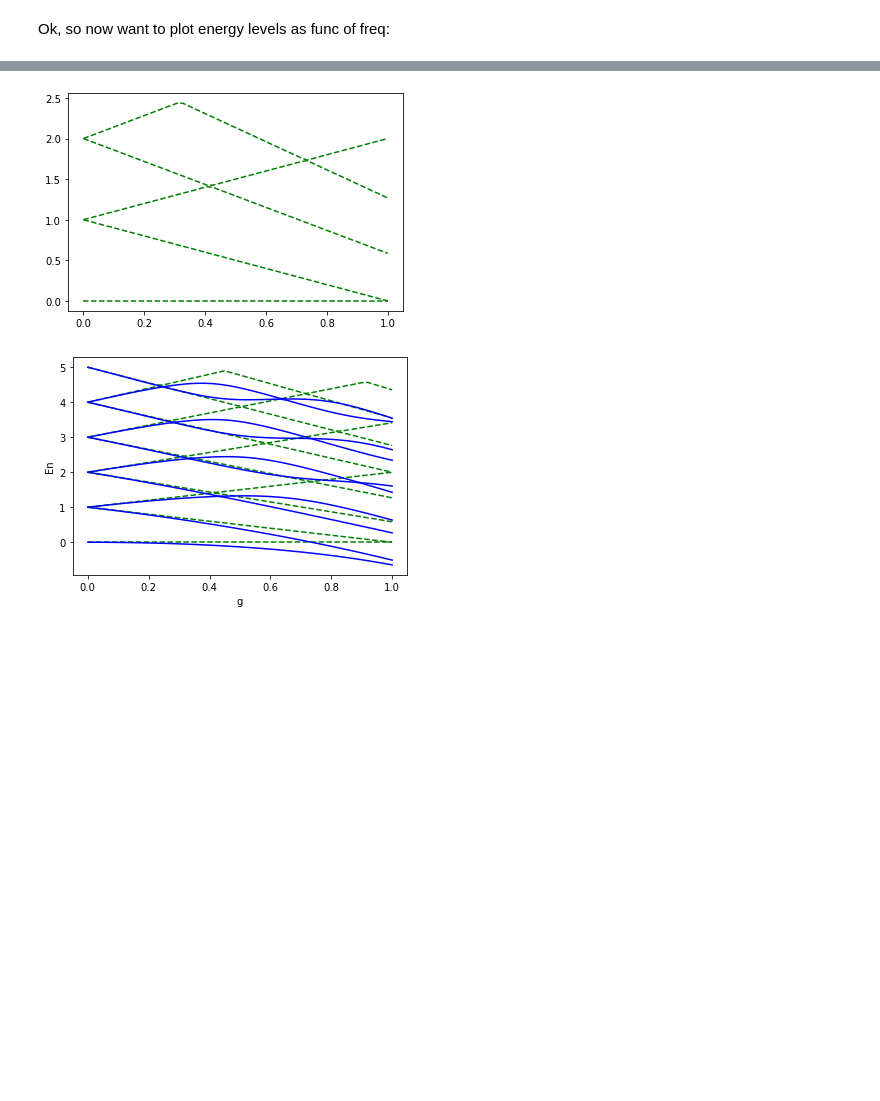
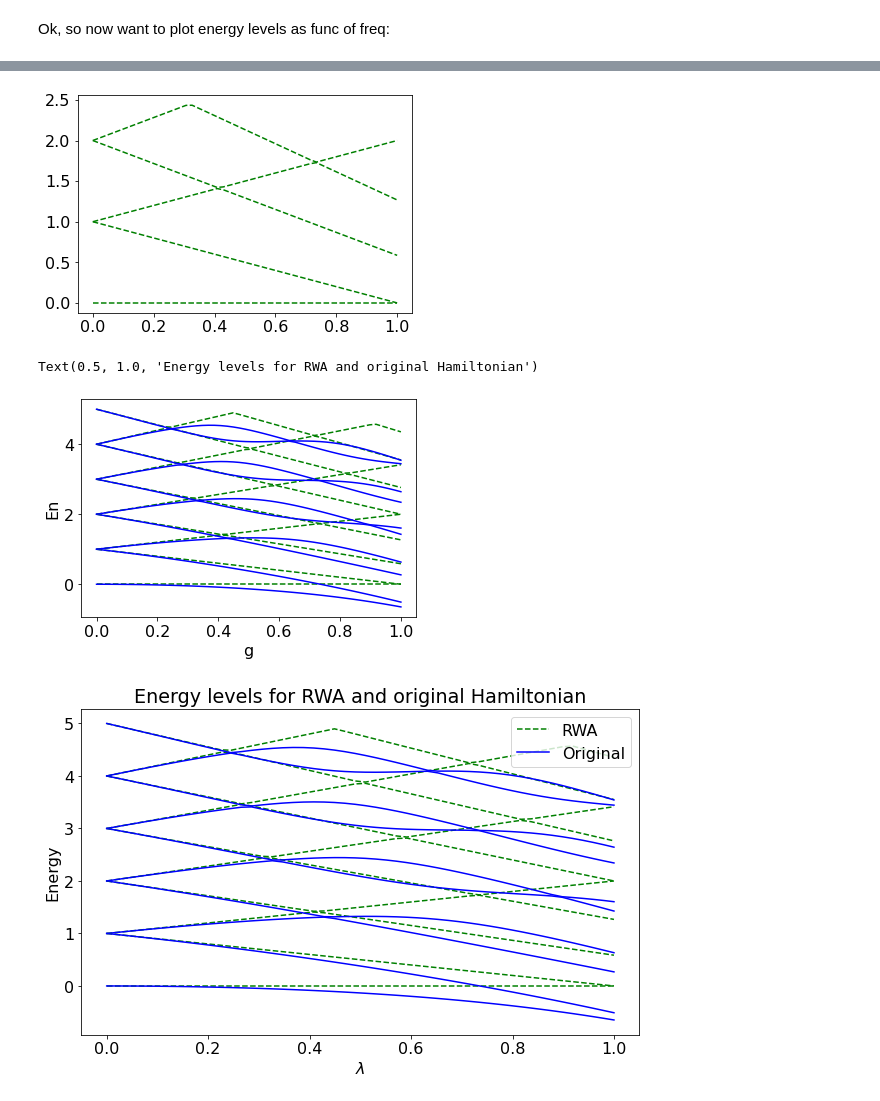
Before and after one commit to RobPie16/JaynesCummingModelProject, a Jupyter notebook: projectwork1.ipynb, the cells around one changed output, grey strips where cells are left out. Drawn from its saved outputs; the diff is of its cells as text; code cells hidden in the pictures; blank space fills up the shorter version.

```diff
--- a/projectwork1.ipynb
+++ b/projectwork1.ipynb
@@ -6,6 +6,8 @@ import matplotlib.pyplot as plt
 import numpy as np
 from array import array
 import matplotlib as mpl
+
+mpl.rcParams.update({'font.size': 16})
 # %%
 # make qutip available in the rest of the notebook
 from qutip import *
@@ -161,18 +163,33 @@ ax = fig.add_subplot(111)
 for i in range(5):
     ax.plot(gvec,erlvls[:,i],"g--")
 # %% [output]
-[figure, old version]
+[figure, new version]
 # %%
 fig=plt.figure();
 ax = fig.add_subplot(111)
 for i in range(10):
     ax.plot(gvec,erlvls[:,i],"g--")
     ax.plot(gvec,elvls[:,i],"b-")
 ax.set_xlabel("g")
 ax.set_ylabel("En")
 fig.show()
+
+fig, axes = plt.subplots(1, 1, figsize=(10,6))
+
+for i in range(9):
+    axes.plot(gvec,erlvls[:,i],"g--")
+    axes.plot(gvec,elvls[:,i],"b-")
+
+axes.plot(gvec,erlvls[:,9],"g--",label="RWA")
+axes.plot(gvec,elvls[:,9],"b-",label="Original")
+axes.legend()
+axes.set_xlabel('$\lambda$')
+axes.set_ylabel('Energy')
+axes.set_title('Energy levels for RWA and original Hamiltonian')
 # %% [output]
+Text(0.5, 1.0, 'Energy levels for RWA and original Hamiltonian')
-[figure, old version]
+[figure, new version]
+[figure, added]
 # %%
 wc = 1  # cavity frequency
 wa = 1
```
Also changed, not shown: parts of 7 cells of this notebook.
